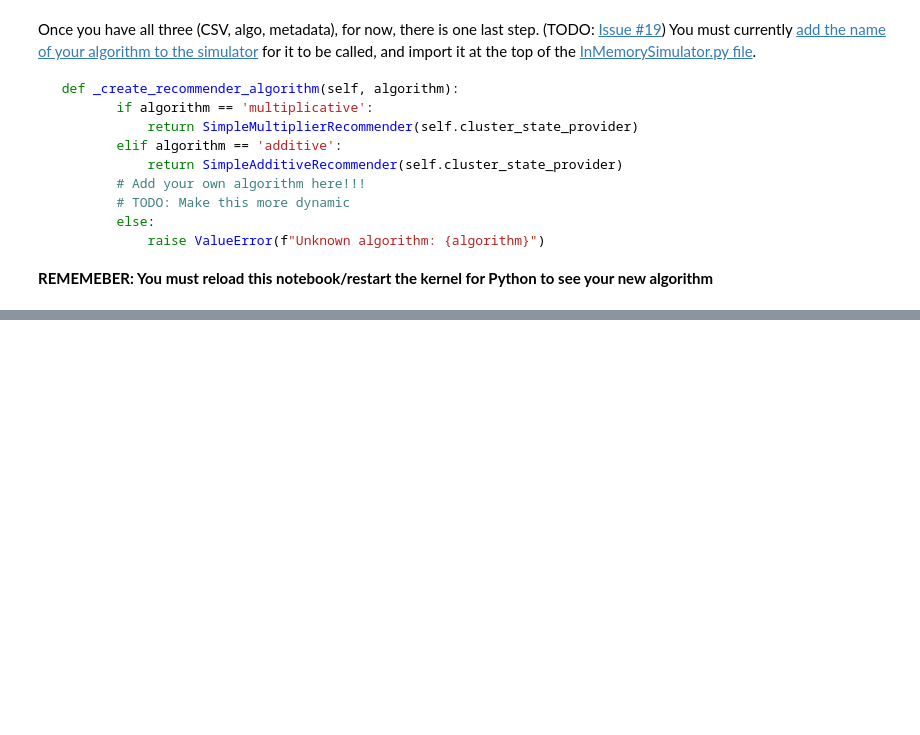
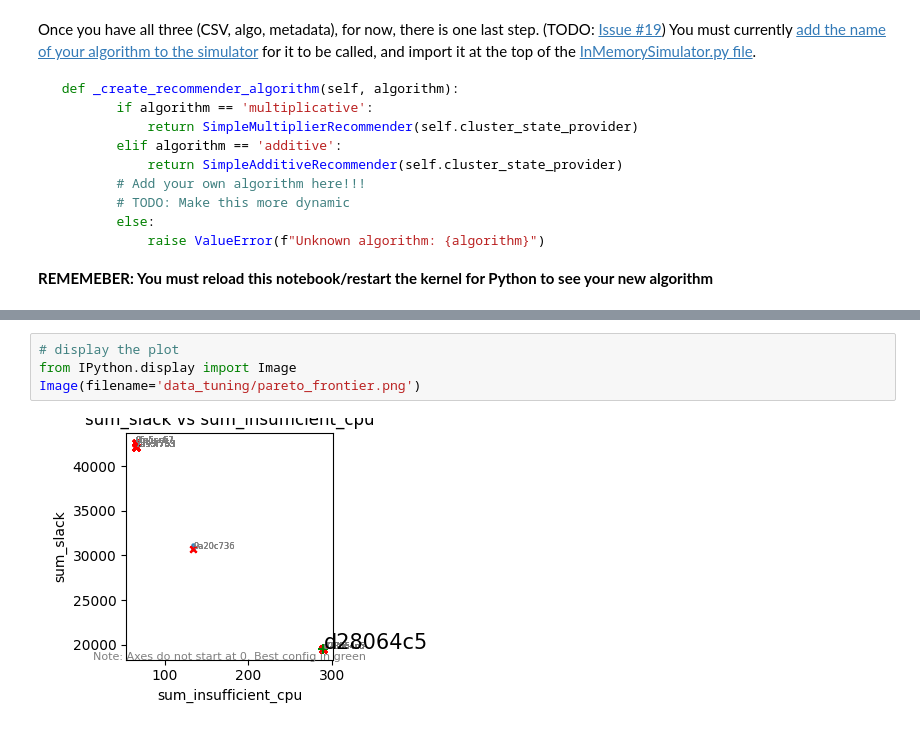
Before and after one commit to microsoft/vasim, a Jupyter notebook: examples/using_vasim.ipynb, the cells around one changed output, grey strips where cells are left out. Cells and saved outputs as stored; diff of their text form; blank space fills up the shorter version.

```diff
--- a/examples/using_vasim.ipynb
+++ b/examples/using_vasim.ipynb
@@ -199,0 +323,6 @@ print(results)
+# %%
+# display the plot
+from IPython.display import Image
+Image(filename='data_tuning/pareto_frontier.png')
+# %% [output]
+[figure, added]
```
Also changed, not shown: parts of 22 cells of this notebook, 4 other files.
